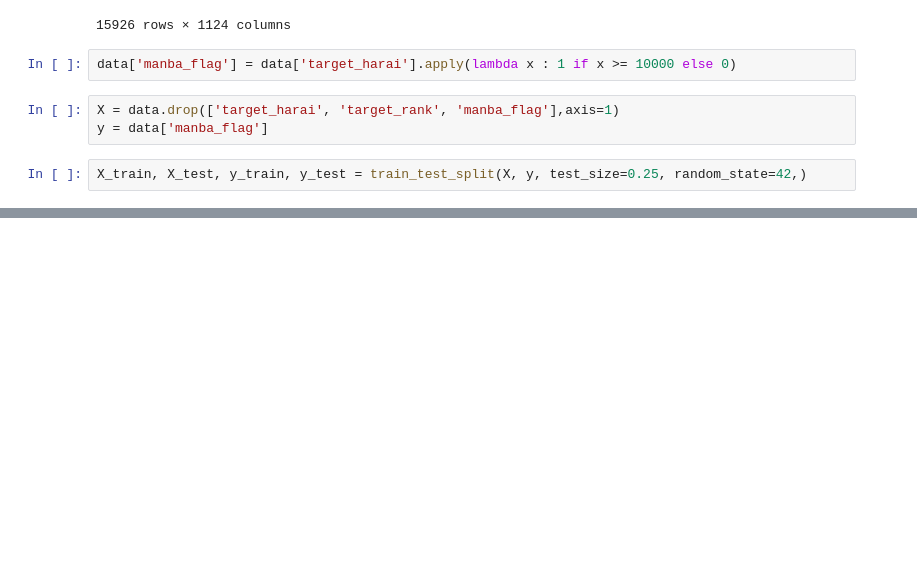
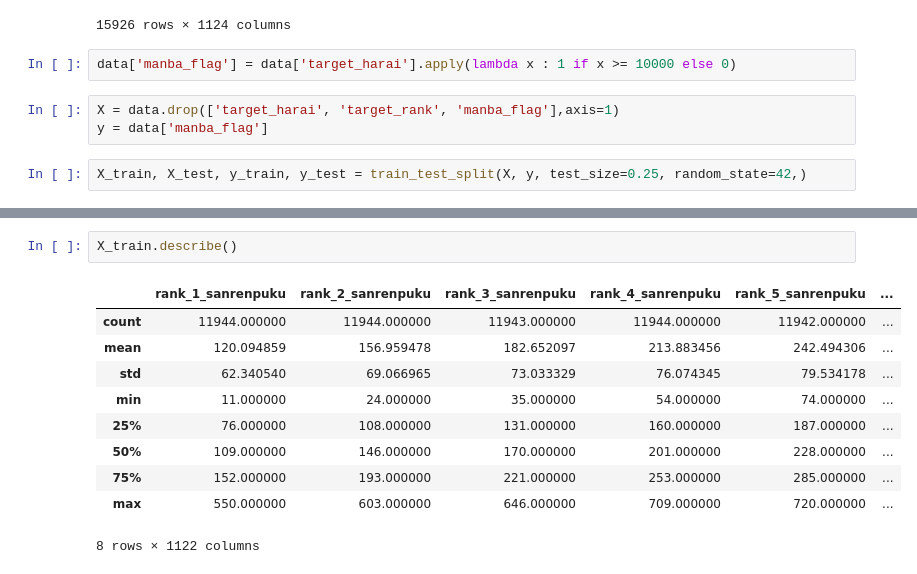
Before and after one commit to HirokiNarita/keiba_prediction, a Jupyter notebook: manba_model.ipynb, the cells around one changed output, grey strips where cells are left out. Cells and saved outputs as stored; diff of their text form; blank space fills up the shorter version.

```diff
--- a/manba_model.ipynb
+++ b/manba_model.ipynb
@@ -58,0 +90,13 @@ corr_matrix
+# %%
+X_train.describe()
+# %% [output]
+|  | rank_1_sanrenpuku | rank_2_sanrenpuku | rank_3_sanrenpuku | rank_4_sanrenpuku | rank_5_sanrenpuku | ... |
+| count | 11944.000000 | 11944.000000 | 11943.000000 | 11944.000000 | 11942.000000 | ... |
+| mean | 120.094859 | 156.959478 | 182.652097 | 213.883456 | 242.494306 | ... |
+| std | 62.340540 | 69.066965 | 73.033329 | 76.074345 | 79.534178 | ... |
+| min | 11.000000 | 24.000000 | 35.000000 | 54.000000 | 74.000000 | ... |
+| 25% | 76.000000 | 108.000000 | 131.000000 | 160.000000 | 187.000000 | ... |
+| 50% | 109.000000 | 146.000000 | 170.000000 | 201.000000 | 228.000000 | ... |
+| 75% | 152.000000 | 193.000000 | 221.000000 | 253.000000 | 285.000000 | ... |
+| max | 550.000000 | 603.000000 | 646.000000 | 709.000000 | 720.000000 | ... |
+8 rows × 1122 columns
```
Also changed, not shown: parts of 18 cells of this notebook, 7 other files.
